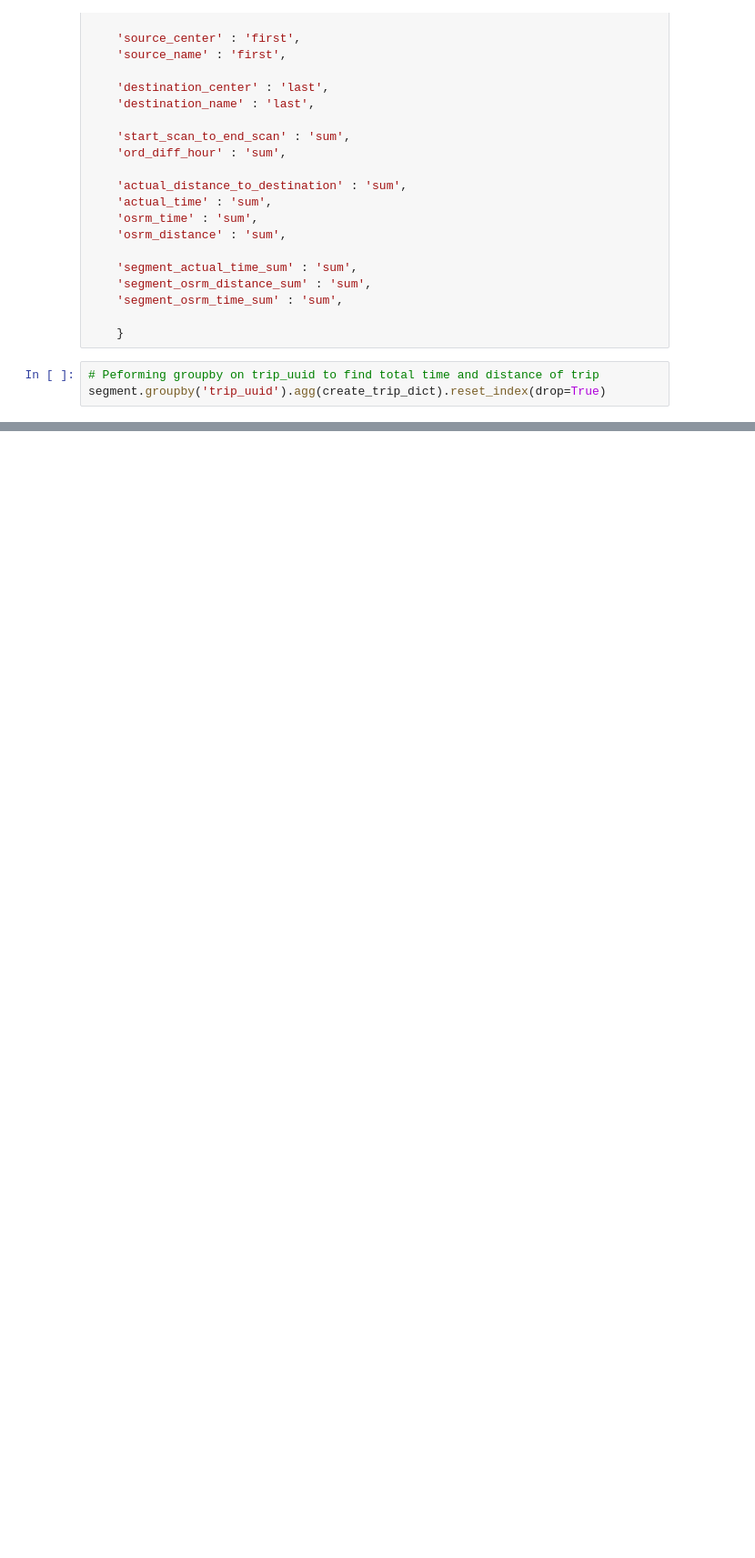
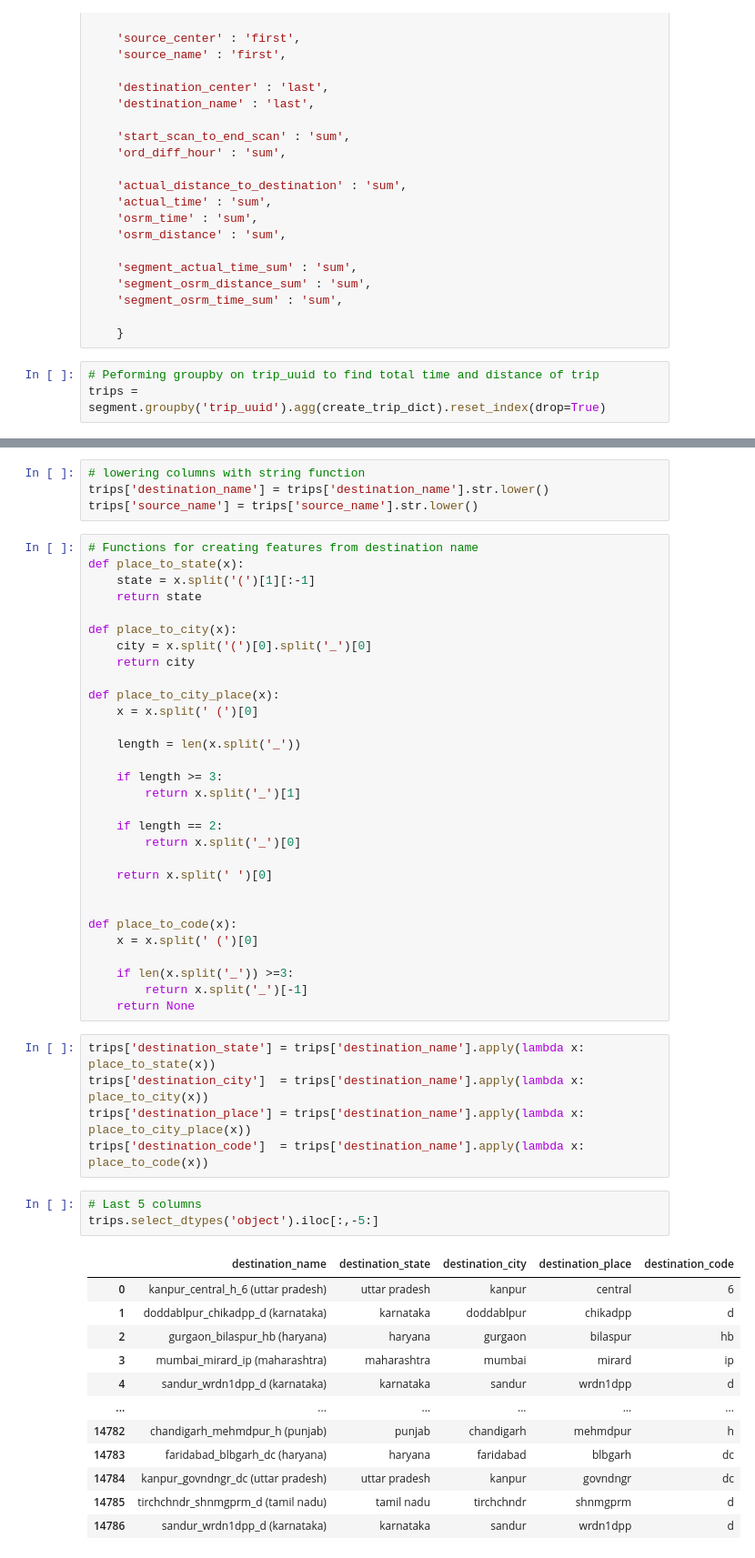
Before and after one commit to Shyamu431/delhivery, a Jupyter notebook: delhivery.ipynb, the cells around one changed output, grey strips where cells are left out. Shown: that part at 91% size. Cells and saved outputs as stored; diff of their text form; blank space fills up the shorter version.

```diff
--- a/delhivery.ipynb
+++ b/delhivery.ipynb
@@ -251,4 +251,4 @@ create_trip_dict = {
     }
 # %%
 # Peforming groupby on trip_uuid to find total time and distance of trip
-segment.groupby('trip_uuid').agg(create_trip_dict).reset_index(drop=True)
+trips = segment.groupby('trip_uuid').agg(create_trip_dict).reset_index(drop=True)
@@ -268,0 +266,55 @@ segment.groupby('trip_uuid').agg(create_trip_dict).reset_index(drop=True)
+# %%
+# lowering columns with string function
+trips['destination_name'] = trips['destination_name'].str.lower()
+trips['source_name'] = trips['source_name'].str.lower()
+# %%
+# Functions for creating features from destination name
+def place_to_state(x):
+    state = x.split('(')[1][:-1]
+    return state
+
+def place_to_city(x):
+    city = x.split('(')[0].split('_')[0]
+    return city
+
+def place_to_city_place(x):
+    x = x.split(' (')[0]
+
+    length = len(x.split('_'))
+
+    if length >= 3:
+        return x.split('_')[1]
+
+    if length == 2:
+        return x.split('_')[0]
+
+    return x.split(' ')[0]
+
+
+def place_to_code(x):
+    x = x.split(' (')[0]
+
+    if len(x.split('_')) >=3:
+        return x.split('_')[-1]
+    return None
+# %%
+trips['destination_state'] = trips['destination_name'].apply(lambda x: place_to_state(x))
+trips['destination_city']  = trips['destination_name'].apply(lambda x: place_to_city(x))
+trips['destination_place'] = trips['destination_name'].apply(lambda x: place_to_city_place(x))
+trips['destination_code']  = trips['destination_name'].apply(lambda x: place_to_code(x))
+# %%
+# Last 5 columns
+trips.select_dtypes('object').iloc[:,-5:]
+# %% [output]
+|  | destination_name | destination_state | destination_city | destination_place | destination_code |
+| 0 | kanpur_central_h_6 (uttar pradesh) | uttar pradesh | kanpur | central | 6 |
+| 1 | doddablpur_chikadpp_d (karnataka) | karnataka | doddablpur | chikadpp | d |
+| 2 | gurgaon_bilaspur_hb (haryana) | haryana | gurgaon | bilaspur | hb |
+| 3 | mumbai_mirard_ip (maharashtra) | maharashtra | mumbai | mirard | ip |
+| 4 | sandur_wrdn1dpp_d (karnataka) | karnataka | sandur | wrdn1dpp | d |
+| ... | ... | ... | ... | ... | ... |
+| 14782 | chandigarh_mehmdpur_h (punjab) | punjab | chandigarh | mehmdpur | h |
+| 14783 | faridabad_blbgarh_dc (haryana) | haryana | faridabad | blbgarh | dc |
+| 14784 | kanpur_govndngr_dc (uttar pradesh) | uttar pradesh | kanpur | govndngr | dc |
+| 14785 | tirchchndr_shnmgprm_d (tamil nadu) | tamil nadu | tirchchndr | shnmgprm | d |
+| 14786 | sandur_wrdn1dpp_d (karnataka) | karnataka | sandur | wrdn1dpp | d |
```
Also changed, not shown: parts of 4 cells of this notebook.
